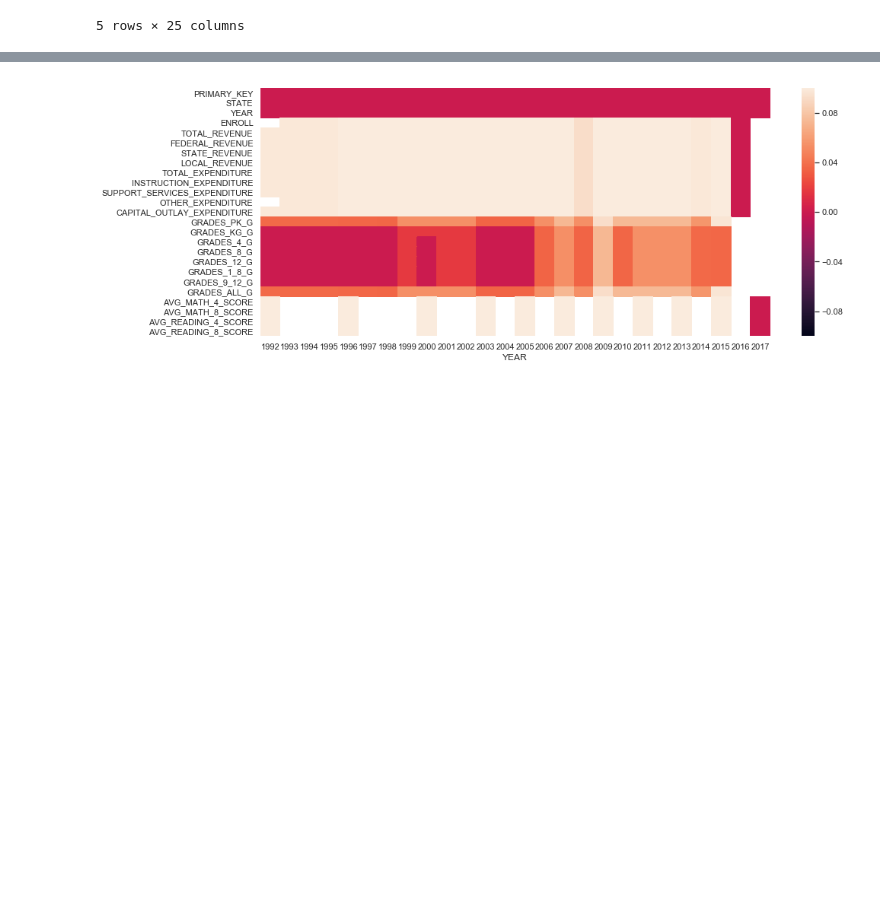
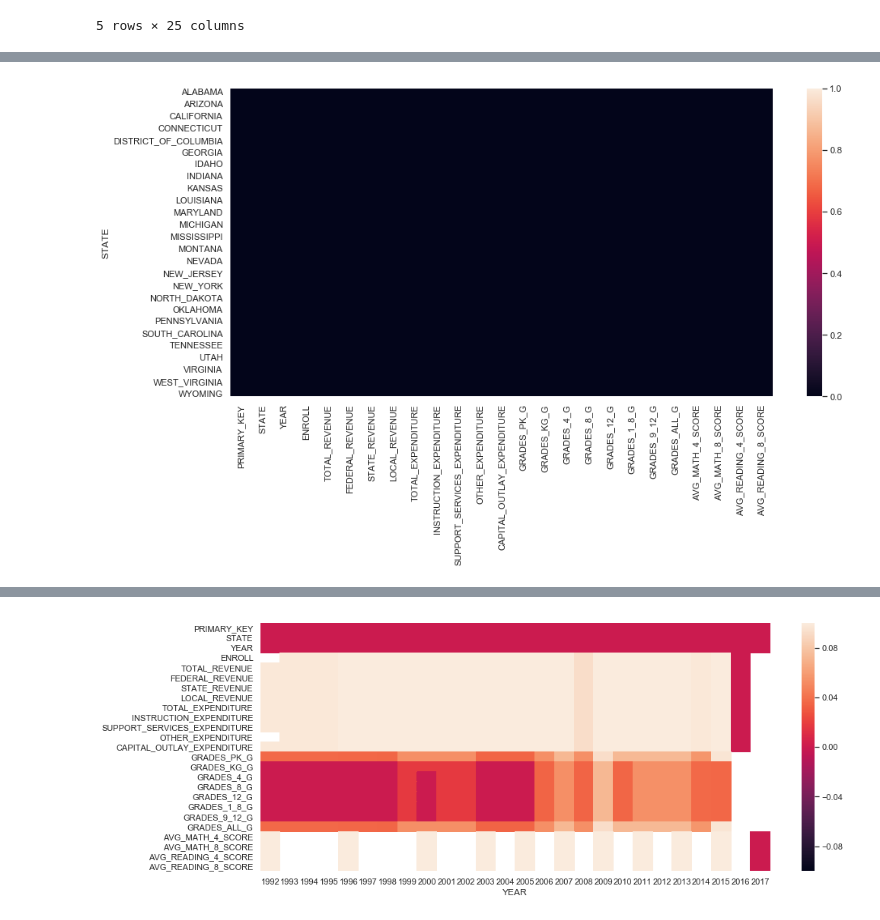
Before and after one commit to chrisoyer/thinkful_notes, a Jupyter notebook: Unit_2_supervised_learning/17.2_data_cleaning_drill.ipynb, the cells around one changed output, grey strips where cells are left out. Saved outputs shown, nothing was run; the diff lists cells and outputs as text; code cells hidden in the pictures; blank space fills up the shorter version.

```diff
--- a/Unit_2_supervised_learning/17.2_data_cleaning_drill.ipynb
+++ b/Unit_2_supervised_learning/17.2_data_cleaning_drill.ipynb
@@ -149,0 +142,9 @@ ax2 = sns.heatmap(usedu_bystate_df)
+# %%
+#remove poorly reporting jurisdictions
+def remove_nonstate(df):
+    df = df[df.ENROLL.notna()]
+
+remove_nonstate(usedu_1y_df)
+plot_nulls(usedu_1y_df)
+# %% [output]
+[figure, added]
```
Also changed, not shown: parts of 11 cells of this notebook.
